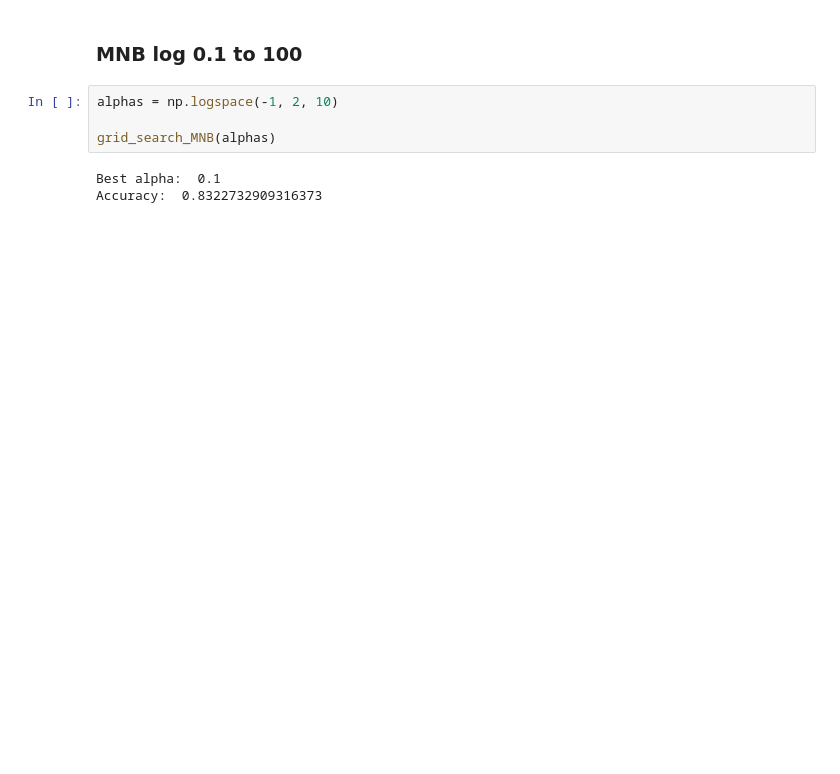
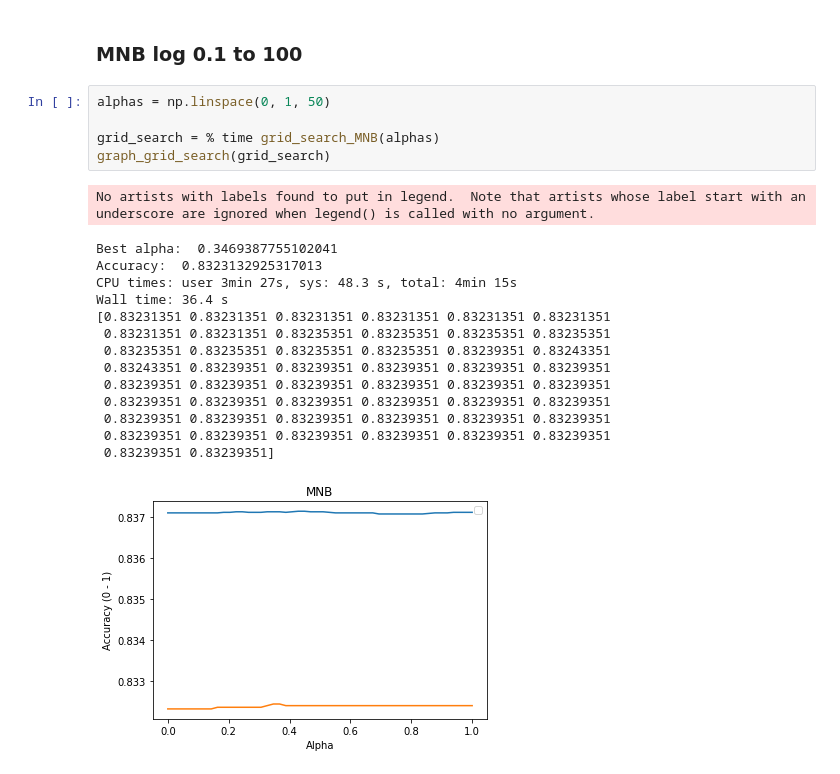
Before and after one commit to jasonmrimer/cse590-machine-learning, a Jupyter notebook: Homework_3.ipynb, the cells around one changed output. Saved outputs shown, nothing was run; the diff lists cells and outputs as text; blank space fills up the shorter version.

```diff
--- a/Homework_3.ipynb
+++ b/Homework_3.ipynb
@@ -76,10 +108,24 @@ Accuracy:  0.8324332973318933
 # %% [markdown]
 ### MNB log 0.1 to 100
 # %%
-alphas = np.logspace(-1, 2, 10)
+alphas = np.linspace(0, 1, 50)
 
-grid_search_MNB(alphas)
+grid_search = % time grid_search_MNB(alphas)
+graph_grid_search(grid_search)
 # %% [output]
-Best alpha:  0.1
-Accuracy:  0.8322732909316373
+No artists with labels found to put in legend.  Note that artists whose label start with an underscore are ignored when legend() is called with no argument.
+Best alpha:  0.3469387755102041
+Accuracy:  0.8323132925317013
+CPU times: user 3min 27s, sys: 48.3 s, total: 4min 15s
+Wall time: 36.4 s
+[0.83231351 0.83231351 0.83231351 0.83231351 0.83231351 0.83231351
+ 0.83231351 0.83231351 0.83235351 0.83235351 0.83235351 0.83235351
+ 0.83235351 0.83235351 0.83235351 0.83235351 0.83239351 0.83243351
+ 0.83243351 0.83239351 0.83239351 0.83239351 0.83239351 0.83239351
+ 0.83239351 0.83239351 0.83239351 0.83239351 0.83239351 0.83239351
+ 0.83239351 0.83239351 0.83239351 0.83239351 0.83239351 0.83239351
+ 0.83239351 0.83239351 0.83239351 0.83239351 0.83239351 0.83239351
+ 0.83239351 0.83239351 0.83239351 0.83239351 0.83239351 0.83239351
+ 0.83239351 0.83239351]
+[figure, added]
 # %%
```
Also changed, not shown: parts of 28 cells of this notebook, 4 other files.
